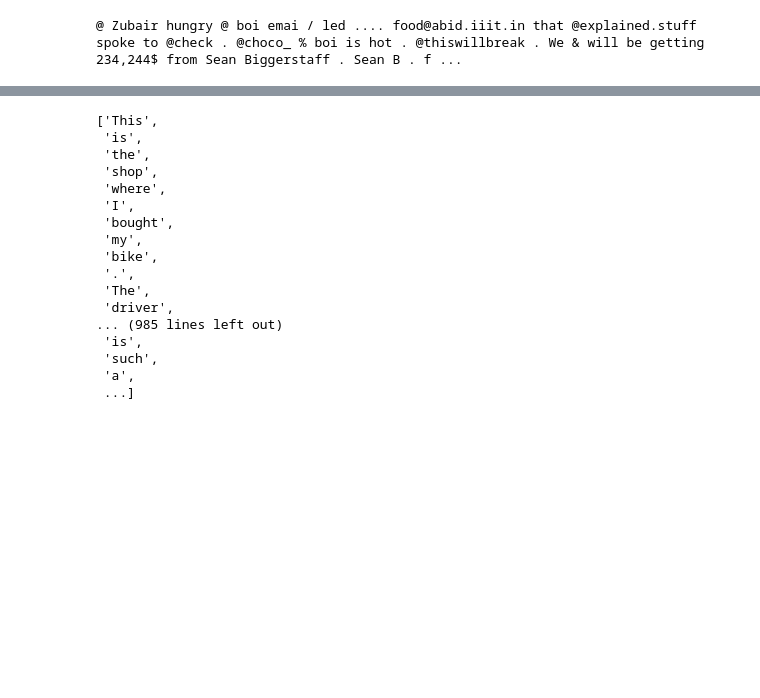
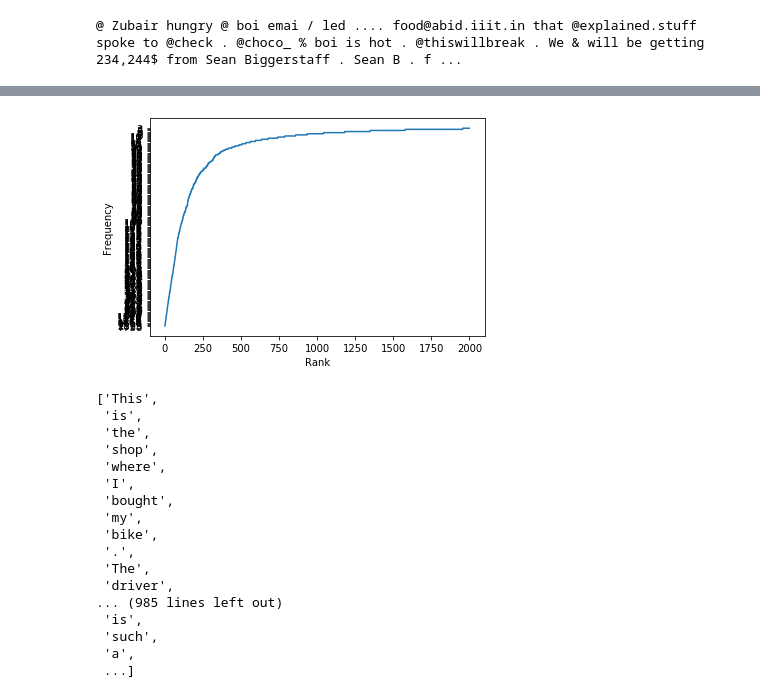
Before and after one commit to zubairabid/Parser_LM, a Jupyter notebook: Tokenizer/p1.ipynb, the cells around one changed output, grey strips where cells are left out. Drawn from its saved outputs; the diff is of its cells as text; code cells hidden in the pictures; blank space fills up the shorter version.

```diff
--- a/Tokenizer/p1.ipynb
+++ b/Tokenizer/p1.ipynb
@@ -127,8 +127,11 @@ Wall time: 968 ms
 # %%
 from collections import defaultdict
+import numpy as np
 
 counter = defaultdict(lambda: 0)
 for tok in tks:
     counter[tok] += 1
 
-sortdict = sorted(counter.items(), key=lambda v: v[1], reverse=True)
+sortdict = np.array(sorted(counter.items(), key=lambda v: v[1], reverse=True))
+# zip(*sortdict[:1000])
+(sortdict[:1000][:,0])
@@ -135,3 +156,13 @@ sortdict = sorted(counter.items(), key=lambda v: v[1], reverse=True)
+# %%
+import matplotlib.pyplot as plt
+lin = [x for x in range(1000)]
+
+plt.plot(np.arange(0., 2000., 1), (sortdict[:2000][:,1]))
+plt.xlabel('Rank')
+plt.ylabel('Frequency')
+plt.show()
+# %% [output]
+[figure, added]
 # %%
 tks
 # %% [output]
```
Also changed, not shown: parts of 2 cells of this notebook, 8 other files.
